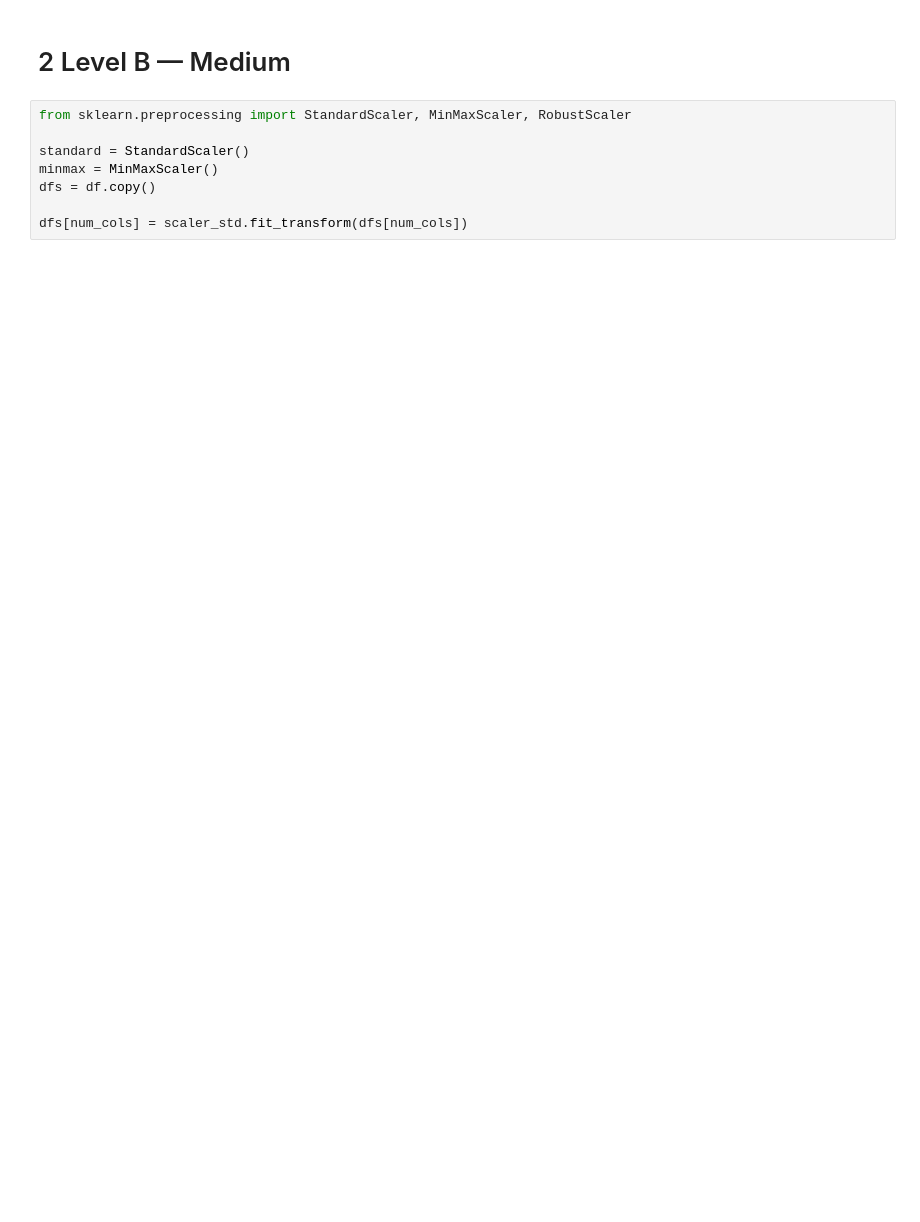
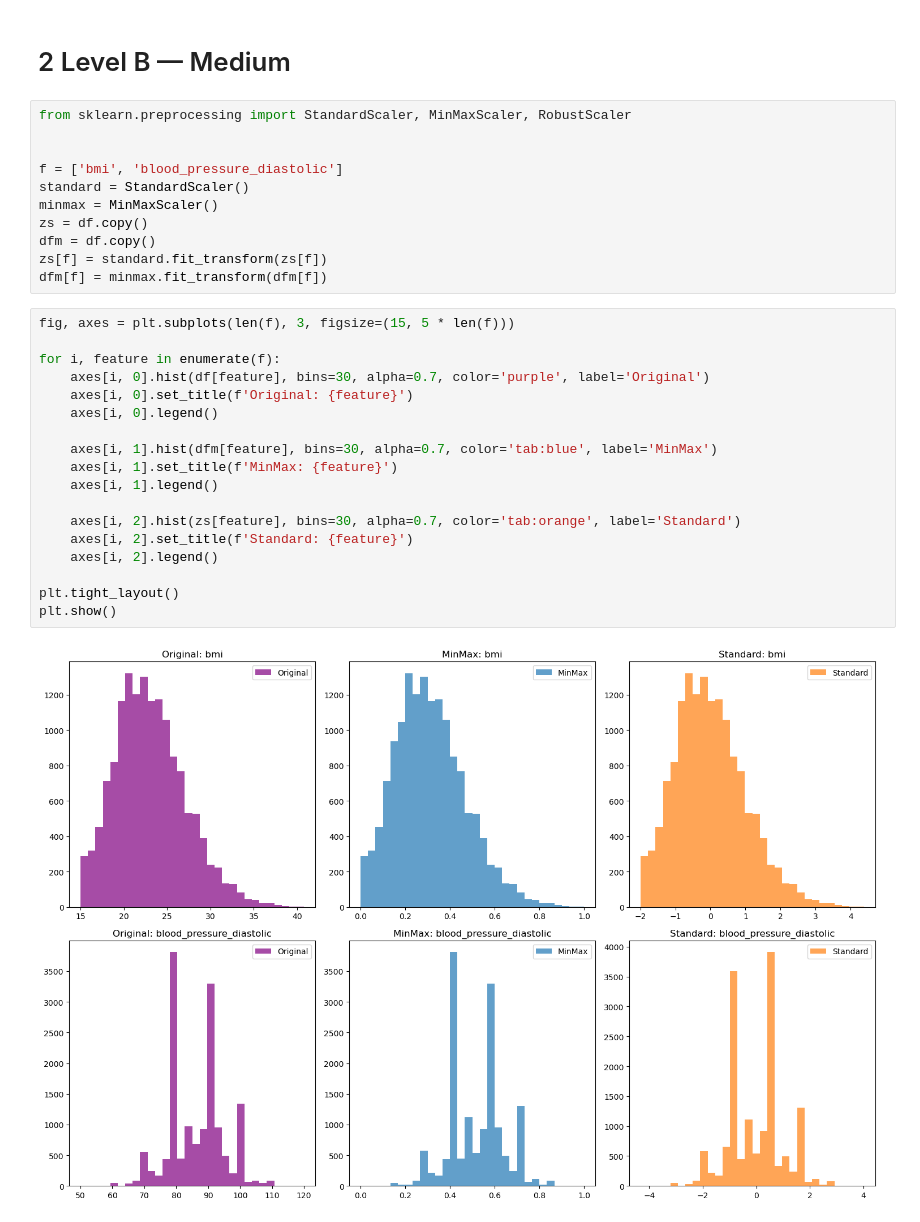
Before and after one commit to ElzaNiyazbekova/ML, a Jupyter notebook: SIS.ipynb, the cells around one changed output. Drawn from its saved outputs; the diff is of its cells as text; blank space fills up the shorter version.

```diff
--- a/SIS.ipynb
+++ b/SIS.ipynb
@@ -261,8 +269,31 @@ dtype: float64
 # %%
 from sklearn.preprocessing import StandardScaler, MinMaxScaler, RobustScaler
 
+
+f = ['bmi', 'blood_pressure_diastolic']
 standard = StandardScaler()
 minmax = MinMaxScaler()
-dfs = df.copy()
-
-dfs[num_cols] = scaler_std.fit_transform(dfs[num_cols])
+zs = df.copy()
+dfm = df.copy()
+zs[f] = standard.fit_transform(zs[f])
+dfm[f] = minmax.fit_transform(dfm[f])
+# %%
+fig, axes = plt.subplots(len(f), 3, figsize=(15, 5 * len(f)))
+
+for i, feature in enumerate(f):
+    axes[i, 0].hist(df[feature], bins=30, alpha=0.7, color='purple', label='Original')
+    axes[i, 0].set_title(f'Original: {feature}')
+    axes[i, 0].legend()
+
+    axes[i, 1].hist(dfm[feature], bins=30, alpha=0.7, color='tab:blue', label='MinMax')
+    axes[i, 1].set_title(f'MinMax: {feature}')
+    axes[i, 1].legend()
+
+    axes[i, 2].hist(zs[feature], bins=30, alpha=0.7, color='tab:orange', label='Standard')
+    axes[i, 2].set_title(f'Standard: {feature}')
+    axes[i, 2].legend()
+
+plt.tight_layout()
+plt.show()
+# %% [output]
+[figure, added]
```
Also changed, not shown: parts of 43 cells of this notebook, 7 other files.
